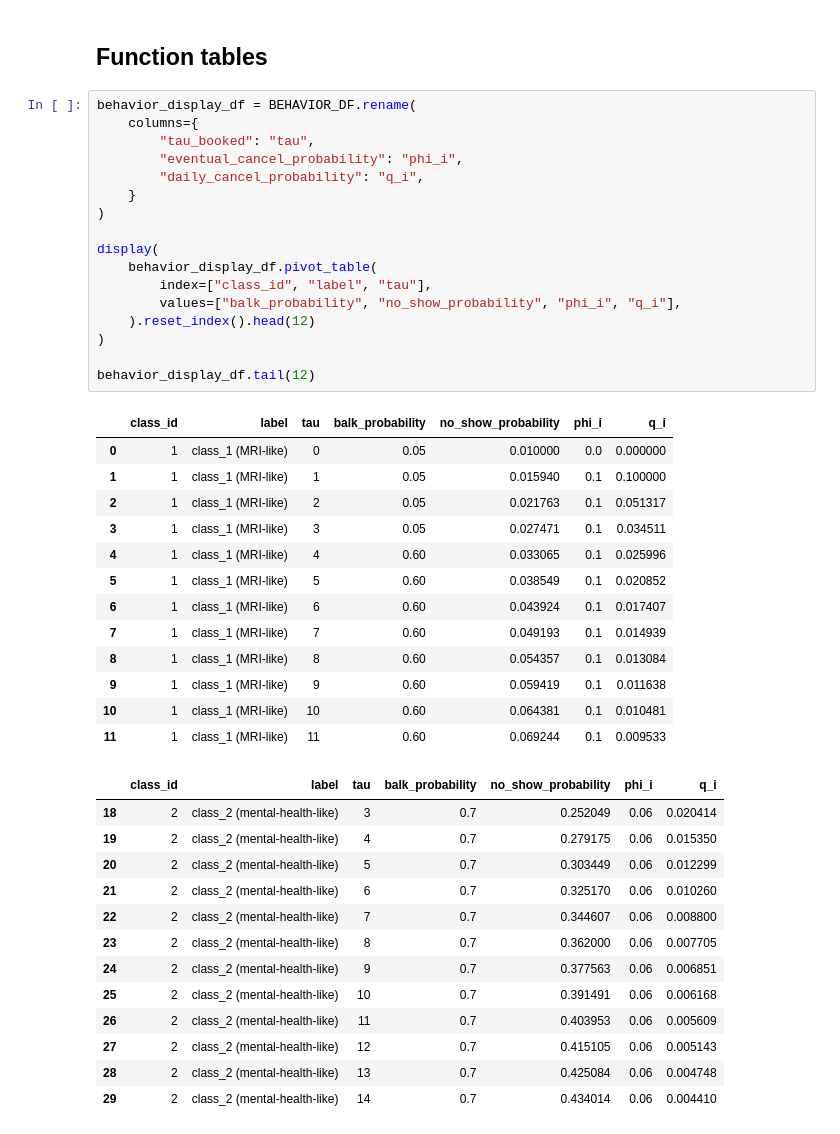
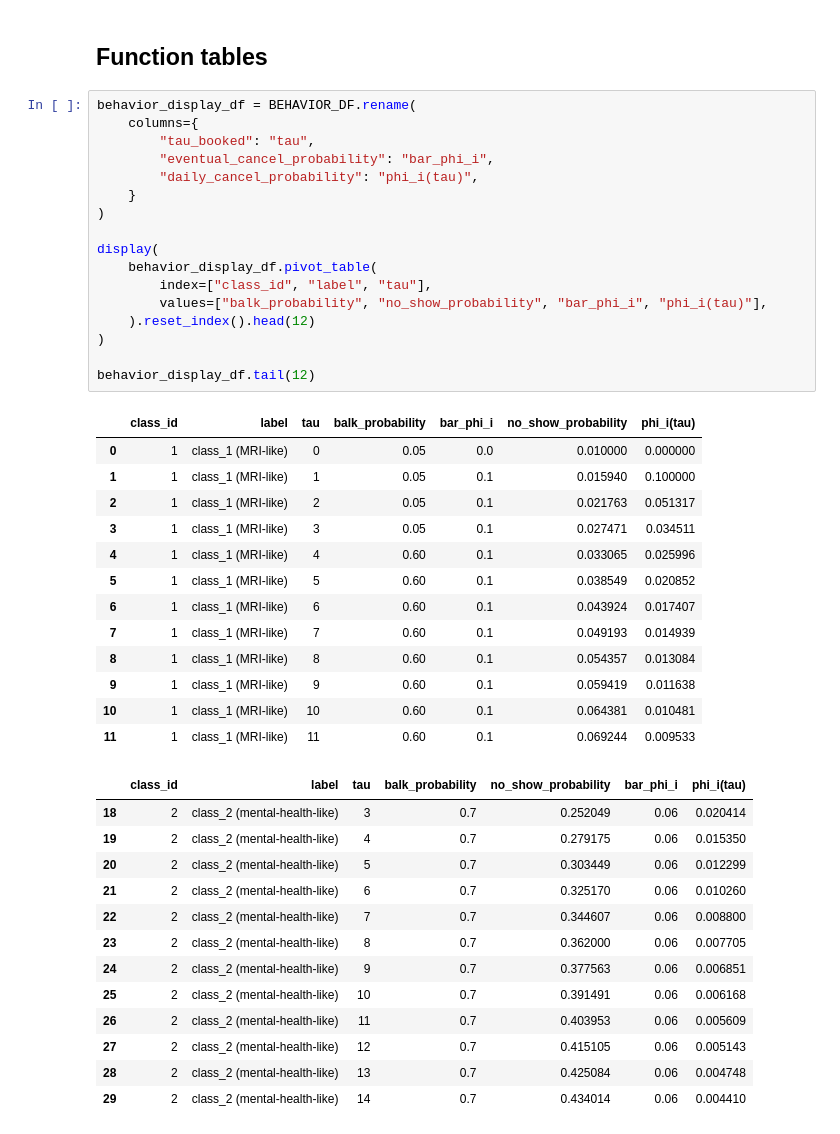
Before and after one commit to alexandre-sdd/research_cuimc_queuing, a Jupyter notebook: Notebooks/behavior_functions.ipynb, the cells around one changed output. Drawn from its saved outputs; the diff is of its cells as text.

Commit message:
docs: rename daily cancellation notation to phi(tau)

```diff
--- a/Notebooks/behavior_functions.ipynb
+++ b/Notebooks/behavior_functions.ipynb
@@ -143,35 +143,35 @@ BEHAVIOR_DF
 # %%
 behavior_display_df = BEHAVIOR_DF.rename(
     columns={
         "tau_booked": "tau",
-        "eventual_cancel_probability": "phi_i",
-        "daily_cancel_probability": "q_i",
+        "eventual_cancel_probability": "bar_phi_i",
+        "daily_cancel_probability": "phi_i(tau)",
     }
 )
 
 display(
     behavior_display_df.pivot_table(
         index=["class_id", "label", "tau"],
-        values=["balk_probability", "no_show_probability", "phi_i", "q_i"],
+        values=["balk_probability", "no_show_probability", "bar_phi_i", "phi_i(tau)"],
     ).reset_index().head(12)
 )
 
 behavior_display_df.tail(12)
 # %% [output]
-|  | class_id | label | tau | balk_probability | no_show_probability | phi_i | q_i |
-| 0 | 1 | class_1 (MRI-like) | 0 | 0.05 | 0.010000 | 0.0 | 0.000000 |
-| 1 | 1 | class_1 (MRI-like) | 1 | 0.05 | 0.015940 | 0.1 | 0.100000 |
-| 2 | 1 | class_1 (MRI-like) | 2 | 0.05 | 0.021763 | 0.1 | 0.051317 |
-| 3 | 1 | class_1 (MRI-like) | 3 | 0.05 | 0.027471 | 0.1 | 0.034511 |
-| 4 | 1 | class_1 (MRI-like) | 4 | 0.60 | 0.033065 | 0.1 | 0.025996 |
-| 5 | 1 | class_1 (MRI-like) | 5 | 0.60 | 0.038549 | 0.1 | 0.020852 |
-| 6 | 1 | class_1 (MRI-like) | 6 | 0.60 | 0.043924 | 0.1 | 0.017407 |
-| 7 | 1 | class_1 (MRI-like) | 7 | 0.60 | 0.049193 | 0.1 | 0.014939 |
-| 8 | 1 | class_1 (MRI-like) | 8 | 0.60 | 0.054357 | 0.1 | 0.013084 |
-| 9 | 1 | class_1 (MRI-like) | 9 | 0.60 | 0.059419 | 0.1 | 0.011638 |
-| 10 | 1 | class_1 (MRI-like) | 10 | 0.60 | 0.064381 | 0.1 | 0.010481 |
-| 11 | 1 | class_1 (MRI-like) | 11 | 0.60 | 0.069244 | 0.1 | 0.009533 |
+|  | class_id | label | tau | balk_probability | bar_phi_i | no_show_probability | phi_i(tau) |
+| 0 | 1 | class_1 (MRI-like) | 0 | 0.05 | 0.0 | 0.010000 | 0.000000 |
+| 1 | 1 | class_1 (MRI-like) | 1 | 0.05 | 0.1 | 0.015940 | 0.100000 |
+| 2 | 1 | class_1 (MRI-like) | 2 | 0.05 | 0.1 | 0.021763 | 0.051317 |
+| 3 | 1 | class_1 (MRI-like) | 3 | 0.05 | 0.1 | 0.027471 | 0.034511 |
+| 4 | 1 | class_1 (MRI-like) | 4 | 0.60 | 0.1 | 0.033065 | 0.025996 |
+| 5 | 1 | class_1 (MRI-like) | 5 | 0.60 | 0.1 | 0.038549 | 0.020852 |
+| 6 | 1 | class_1 (MRI-like) | 6 | 0.60 | 0.1 | 0.043924 | 0.017407 |
+| 7 | 1 | class_1 (MRI-like) | 7 | 0.60 | 0.1 | 0.049193 | 0.014939 |
+| 8 | 1 | class_1 (MRI-like) | 8 | 0.60 | 0.1 | 0.054357 | 0.013084 |
+| 9 | 1 | class_1 (MRI-like) | 9 | 0.60 | 0.1 | 0.059419 | 0.011638 |
+| 10 | 1 | class_1 (MRI-like) | 10 | 0.60 | 0.1 | 0.064381 | 0.010481 |
+| 11 | 1 | class_1 (MRI-like) | 11 | 0.60 | 0.1 | 0.069244 | 0.009533 |
-|  | class_id | label | tau | balk_probability | no_show_probability | phi_i | q_i |
+|  | class_id | label | tau | balk_probability | no_show_probability | bar_phi_i | phi_i(tau) |
 | 18 | 2 | class_2 (mental-health-like) | 3 | 0.7 | 0.252049 | 0.06 | 0.020414 |
 | 19 | 2 | class_2 (mental-health-like) | 4 | 0.7 | 0.279175 | 0.06 | 0.015350 |
 | 20 | 2 | class_2 (mental-health-like) | 5 | 0.7 | 0.303449 | 0.06 | 0.012299 |
```
Also changed, not shown: parts of 2 cells of this notebook, 5 other files.
